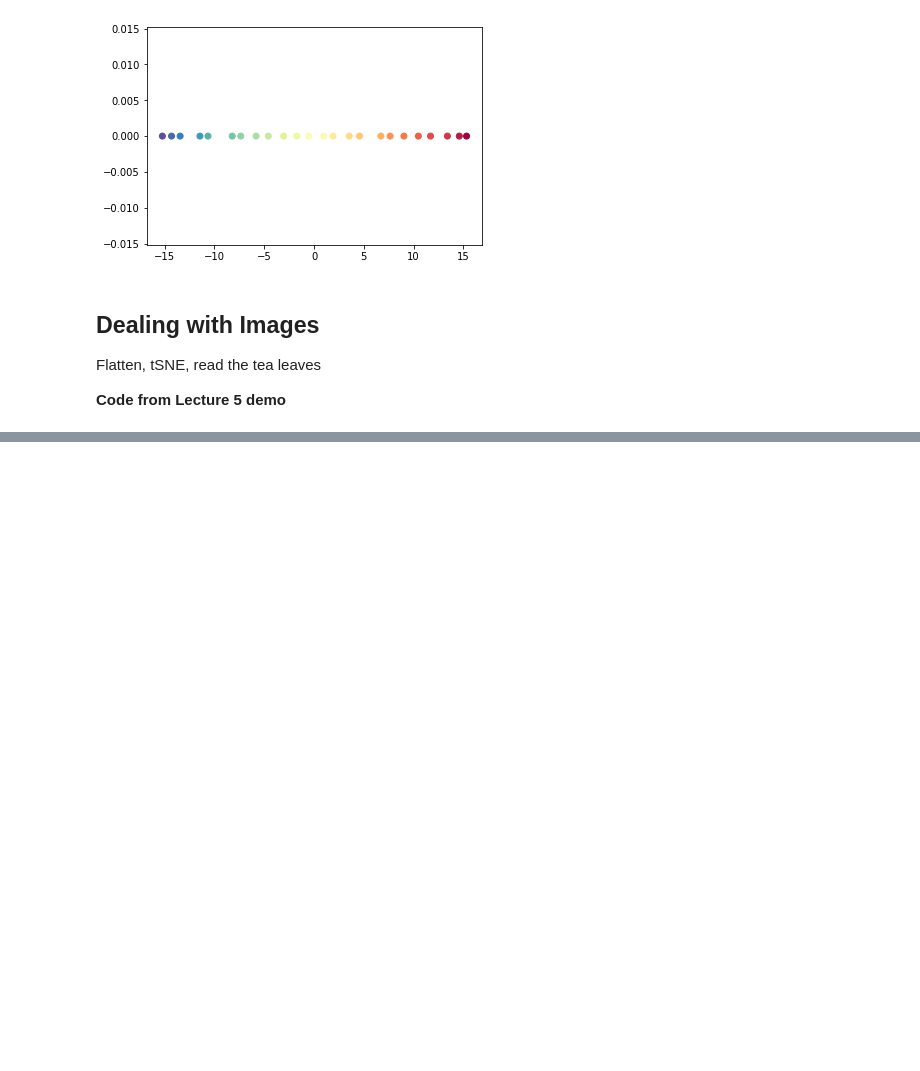
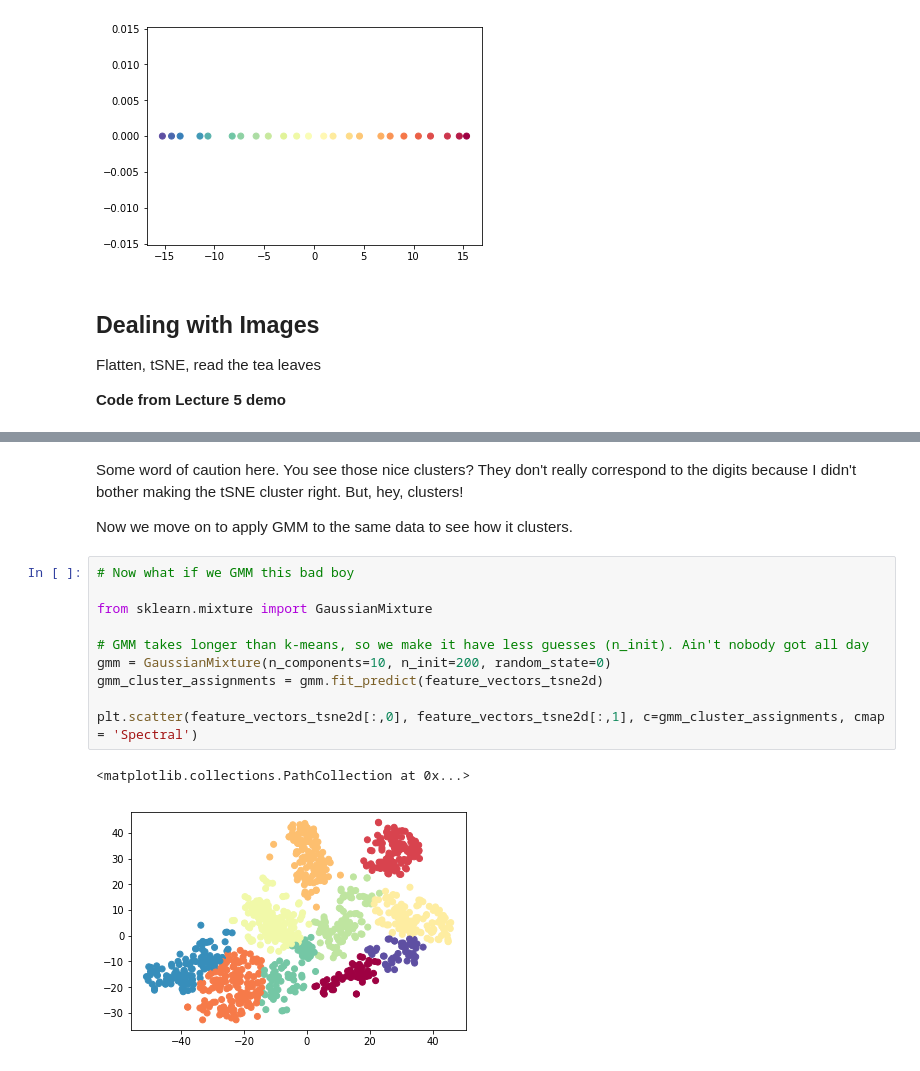
Before and after one commit to aamalik7196/UDA_Studying, a Jupyter notebook: Quiz1_Study_Notes.ipynb, the cells around one changed output, grey strips where cells are left out. Cells and saved outputs as stored; diff of their text form; blank space fills up the shorter version.

```diff
--- a/Quiz1_Study_Notes.ipynb
+++ b/Quiz1_Study_Notes.ipynb
@@ -429,0 +517,18 @@ ModuleNotFoundError: No module named 'tensorflow'
+# %% [markdown]
+Some word of caution here.
+You see those nice clusters? They don't really correspond to the digits because I didn't bother making the tSNE cluster right. But, hey, clusters!
+
+Now we move on to apply GMM to the same data to see how it clusters.
+# %%
+# Now what if we GMM this bad boy
+
+from sklearn.mixture import GaussianMixture
+
+# GMM takes longer than k-means, so we make it have less guesses (n_init). Ain't nobody got all day
+gmm = GaussianMixture(n_components=10, n_init=200, random_state=0)
+gmm_cluster_assignments = gmm.fit_predict(feature_vectors_tsne2d)
+
+plt.scatter(feature_vectors_tsne2d[:,0], feature_vectors_tsne2d[:,1], c=gmm_cluster_assignments, cmap = 'Spectral')
+# %% [output]
+<matplotlib.collections.PathCollection at 0x...>
+[figure, added]
```
Also changed, not shown: parts of 21 cells of this notebook.
